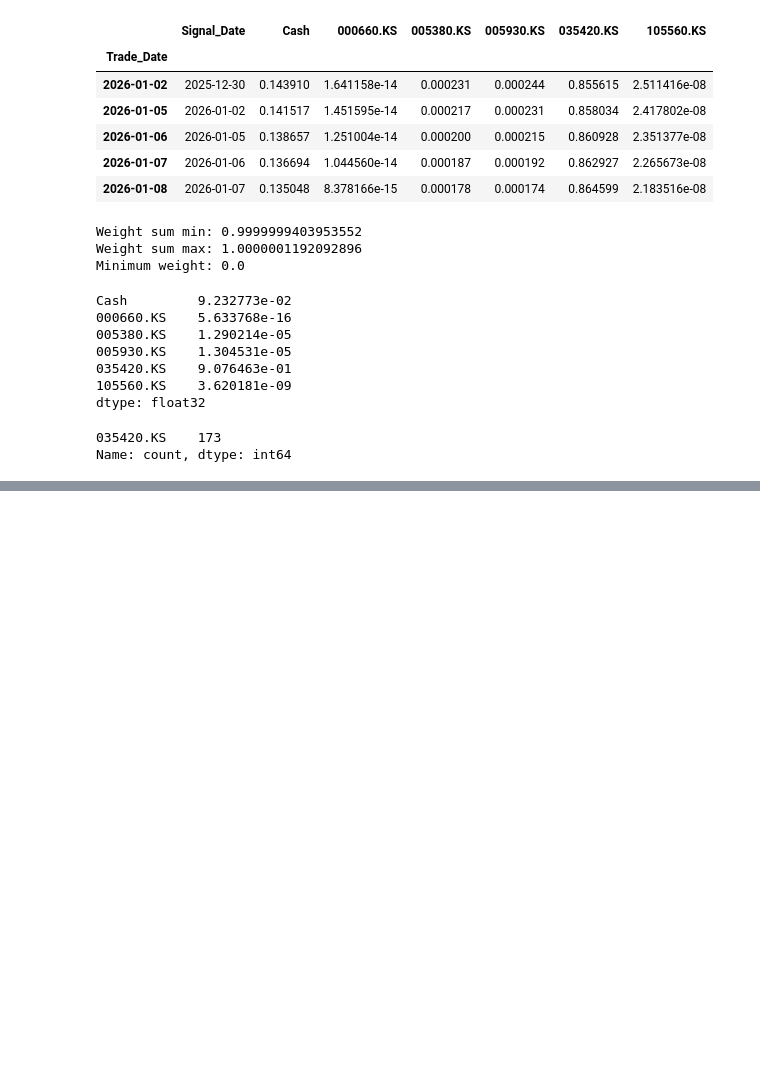
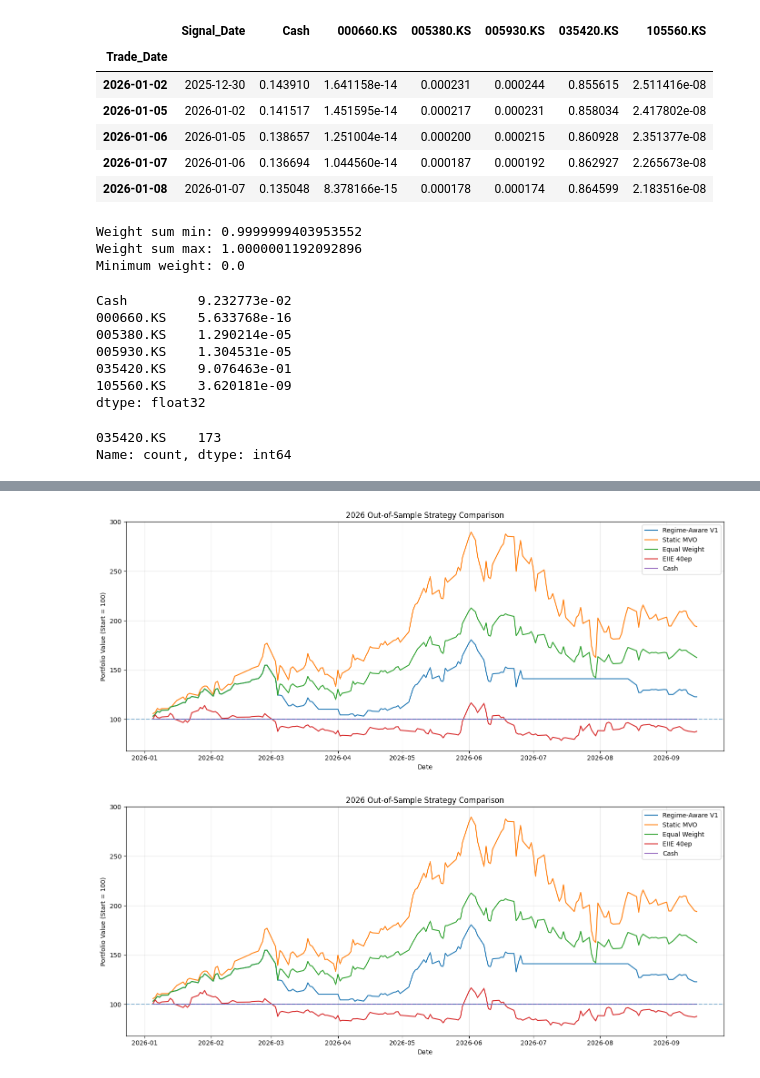
Before and after one commit to jayjoo21/portfolio_optimization, a Jupyter notebook: notebooks/04_regime_aware_strategy.ipynb, the cells around one changed output, grey strips where cells are left out. Saved outputs shown, nothing was run; the diff lists cells and outputs as text; code cells hidden in the pictures; blank space fills up the shorter version.

```diff
--- a/notebooks/04_regime_aware_strategy.ipynb
+++ b/notebooks/04_regime_aware_strategy.ipynb
@@ -1923,0 +2149,10 @@ Name: count, dtype: int64
+# %%
+#누적 자산곡선
+
+comparison_equity_2026 = (
+    (1 + comparison_returns_2026)
+    .cumprod()
+    * 100
+)
+
+comparison_equity_2026.tail()
@@ -1923,0 +2169,34 @@ Name: count, dtype: int64
+# %%
+#그래프
+
+plt.figure(figsize=(14, 6))
+
+for column in comparison_equity_2026.columns:
+
+    plt.plot(
+        comparison_equity_2026.index,
+        comparison_equity_2026[column],
+        label=column
+    )
+
+plt.axhline(
+    100,
+    linestyle="--",
+    alpha=0.5
+)
+
+plt.title(
+    "2026 Out-of-Sample Strategy Comparison"
+)
+
+plt.xlabel("Date")
+plt.ylabel("Portfolio Value (Start = 100)")
+
+plt.legend()
+plt.grid(alpha=0.3)
+plt.tight_layout()
+
+plt.show()
+# %% [output]
+[figure, added]
+[figure, added]
```
Also changed, not shown: parts of 28 cells of this notebook.
